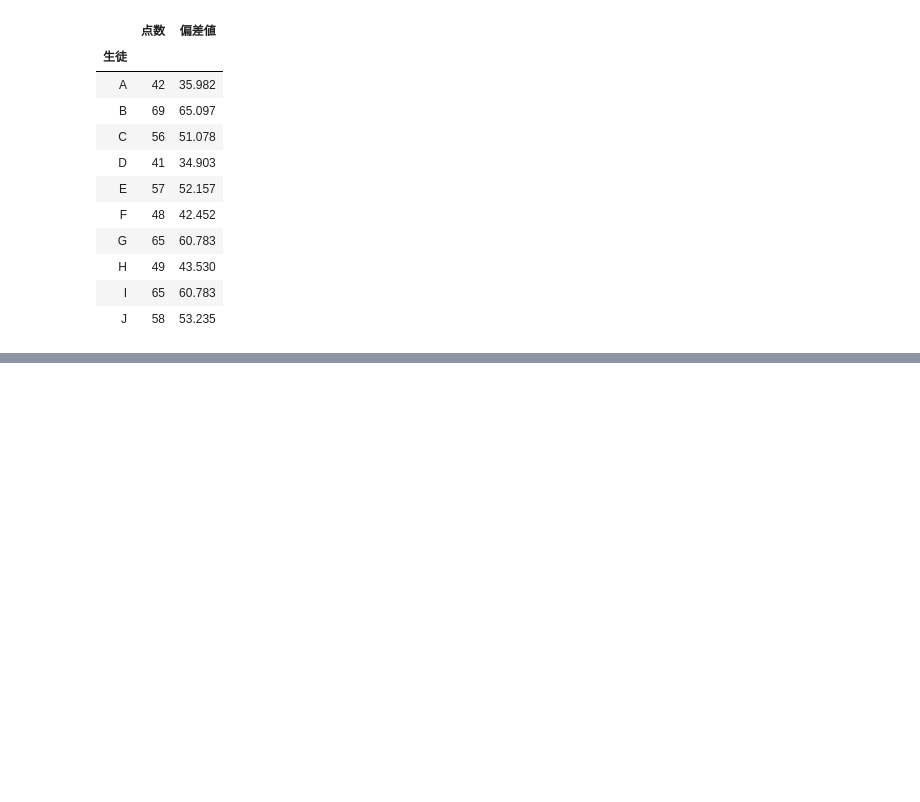
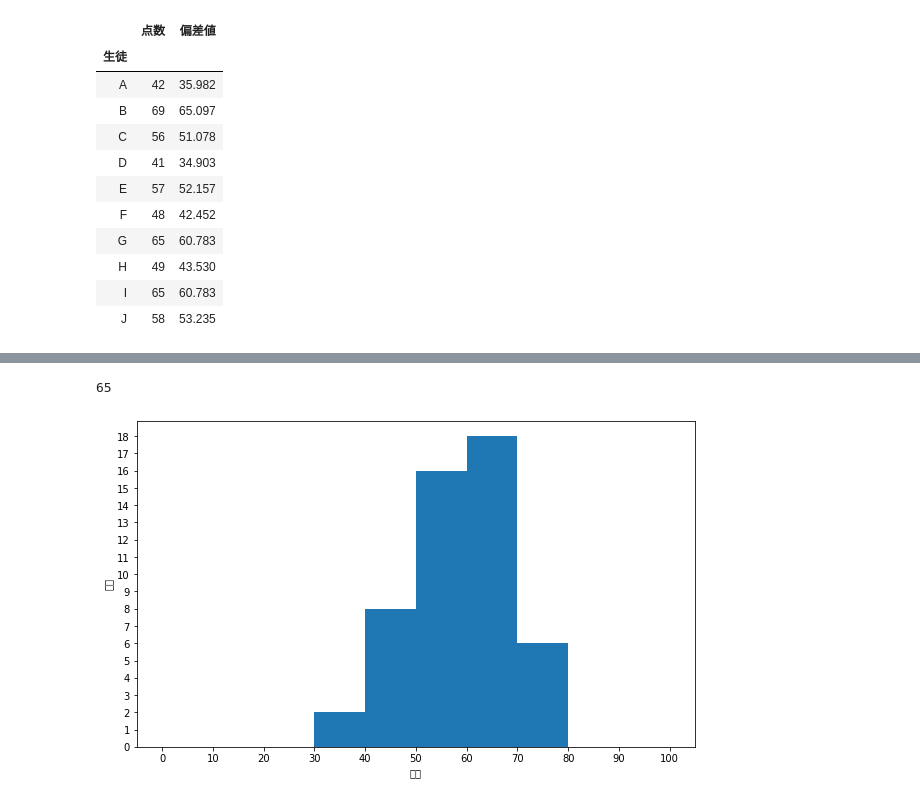
Before and after one commit to katuhito/python_statistics, a Jupyter notebook: One-dimensional data.ipynb, the cells around one changed output, grey strips where cells are left out. Cells and saved outputs as stored; diff of their text form; code cells hidden in the pictures; blank space fills up the shorter version.

```diff
--- a/One-dimensional data.ipynb
+++ b/One-dimensional data.ipynb
@@ -240,3 +240,8 @@ scores_df
 | H | 49 | 43.530 |
 | I | 65 | 60.783 |
 | J | 58 | 53.235 |
+# %%
+#５０人の英語の点数のarray
+english_scores = np.array(df['英語'])
+#Seriesに変換して、describeを表示
+pd.Series(english_scores).describe()
@@ -242,0 +321,35 @@ scores_df
+# %%
+#最頻値再び
+#量的データに対しても自然に最頻値を求めることができる
+#度数分布表を使った最頻値は度数が最大である階級の階級値で定義される
+freq_dist_df.loc[freq_dist_df['度数'].idxmax(), '階級値']
+# %% [output]
+65
+# %%
+#ヒストグラム
+#データ分布の形状を視覚化する=>matplotlib
+import matplotlib.pyplot as plt
+#グラフがnotebook上に表示されるようにする
+%matplotlib inline
+
+#キャンパスを作る
+#figsizeで横、縦の大きさを指定
+fig = plt.figure(figsize=(10, 6))
+#キャンパス上にグラフを描画するための領域を作る
+#引数は領域を１×１個作り、１つめの領域に描画することを意味する
+ax = fig.add_subplot(111)
+
+#階級数を１０にしてヒストグラムを描画
+freq, _, _ = ax.hist(english_scores, bins=10, range=(0, 100))
+#X軸にラベルを付ける
+ax.set_xlabel('点数')
+#y軸にラベルを付ける
+ax.set_ylabel('人数')
+#X軸に0,10,20,...,100の目盛りをふる
+ax.set_xticks(np.linspace(0, 100, 10+1))
+#Y軸に0,1,2,...の目盛りをふる
+ax.set_yticks(np.arange(0, freq.max()+1))
+#グラフの表示
+plt.show()
+# %% [output]
+[figure, added]
```
Also changed, not shown: parts of 9 cells of this notebook, 1 other file.
